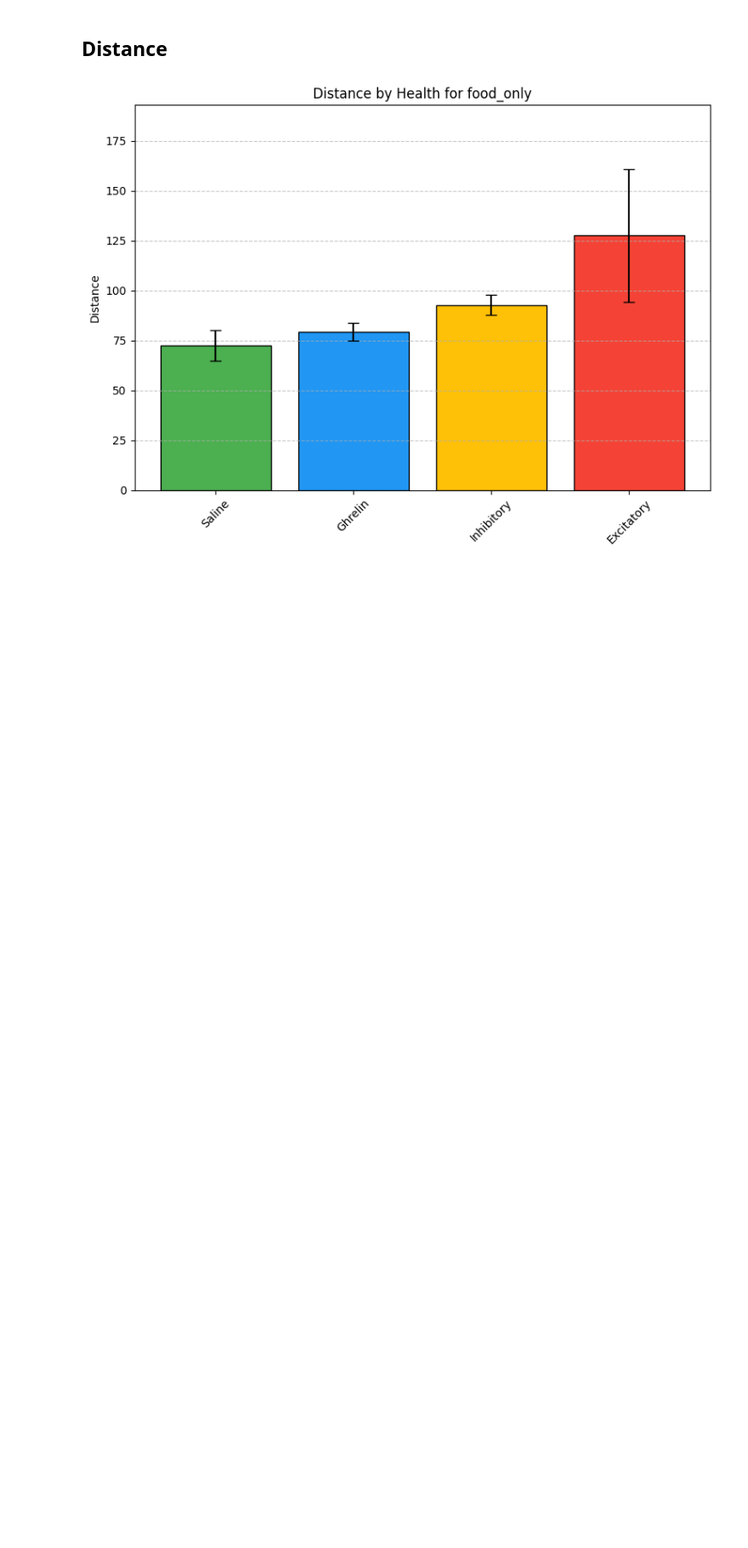
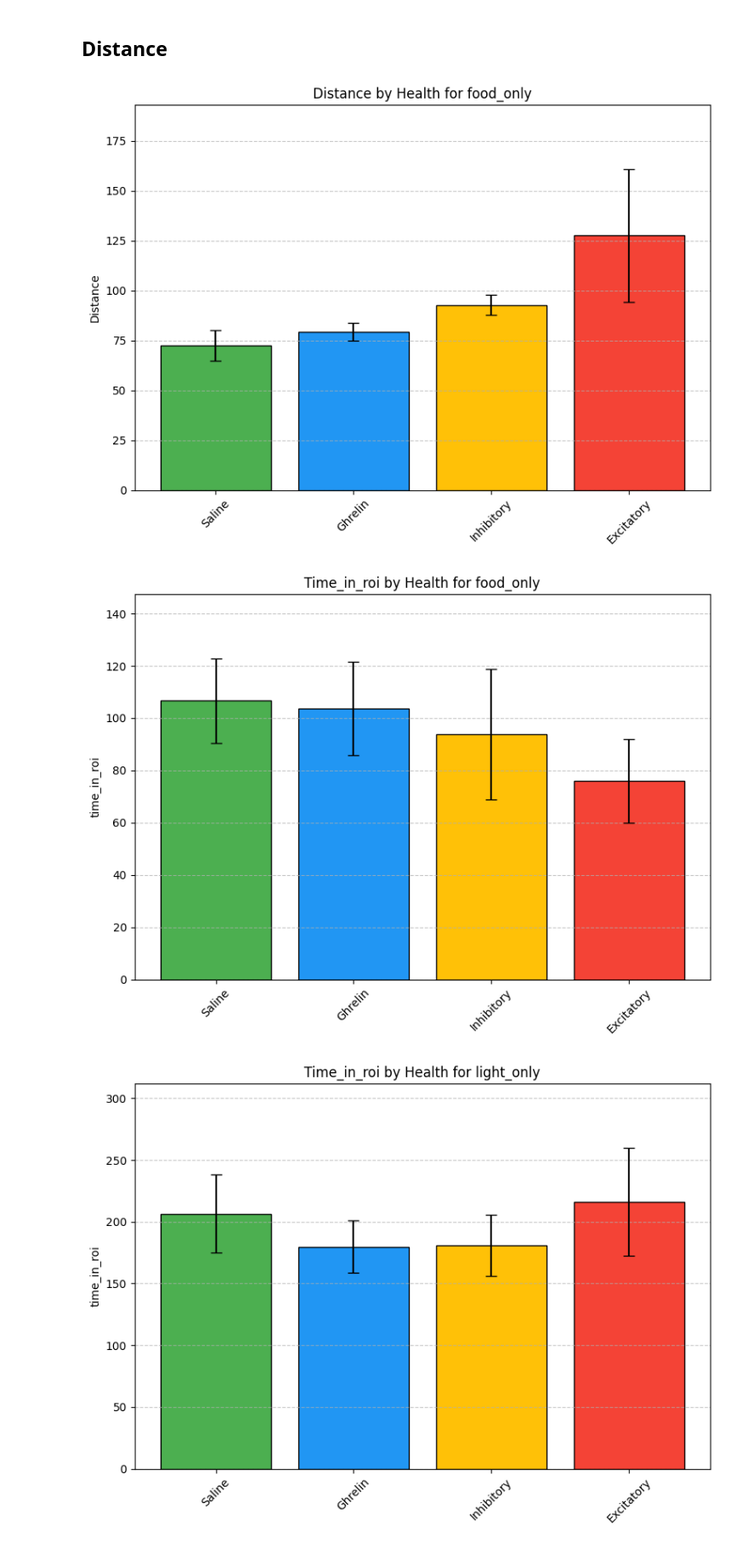
Before and after one commit to atanugiri/GhrelinBehaviorQuantification, a Jupyter notebook: 23_data_analysis.ipynb, the cells around one changed output. Shown at 85% size. Drawn from its saved outputs; the diff is of its cells as text; code cells hidden in the pictures; blank space fills up the shorter version.

```diff
--- a/23_data_analysis.ipynb
+++ b/23_data_analysis.ipynb
@@ -11,3 +17,12 @@ from master_bar_plot import master_bar_plot
 master_bar_plot("food_only", "distance", ylabel="Distance")
 # %% [output]
 [figure]
+# %%
+master_bar_plot("food_only", "time_in_roi", ylabel="time_in_roi")
+master_bar_plot("light_only", "time_in_roi", ylabel="time_in_roi")
+master_bar_plot("toy_only", "time_in_roi", ylabel="time_in_roi")
+master_bar_plot("food_light", "time_in_roi", ylabel="time_in_roi")
+master_bar_plot("toy_light", "time_in_roi", ylabel="time_in_roi")
+# %% [output]
+[figure, added]
+[figure, added]
```
Also changed, not shown: parts of 3 cells of this notebook.
